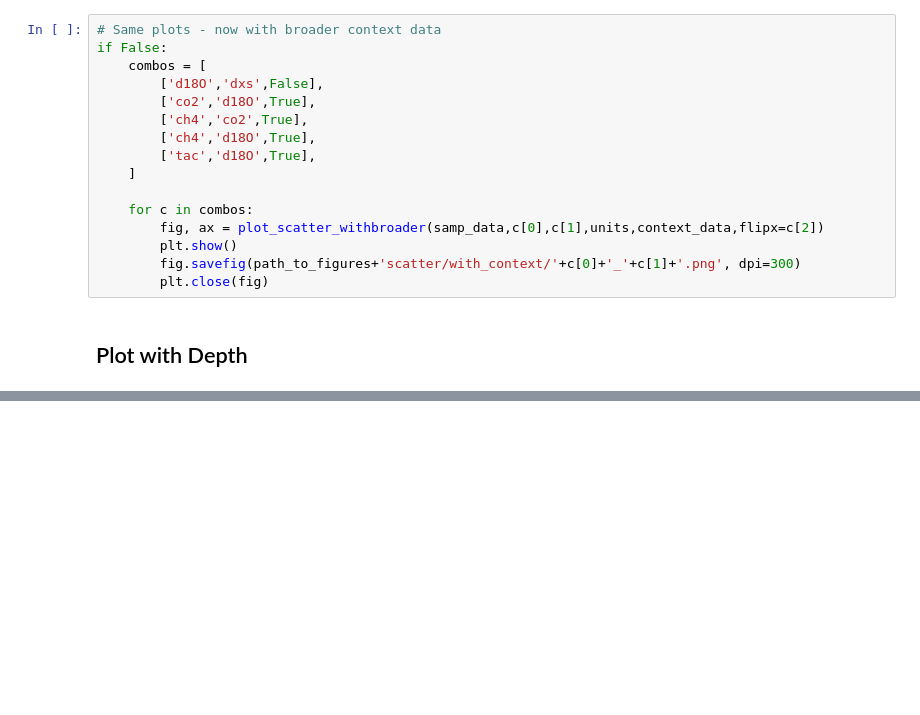
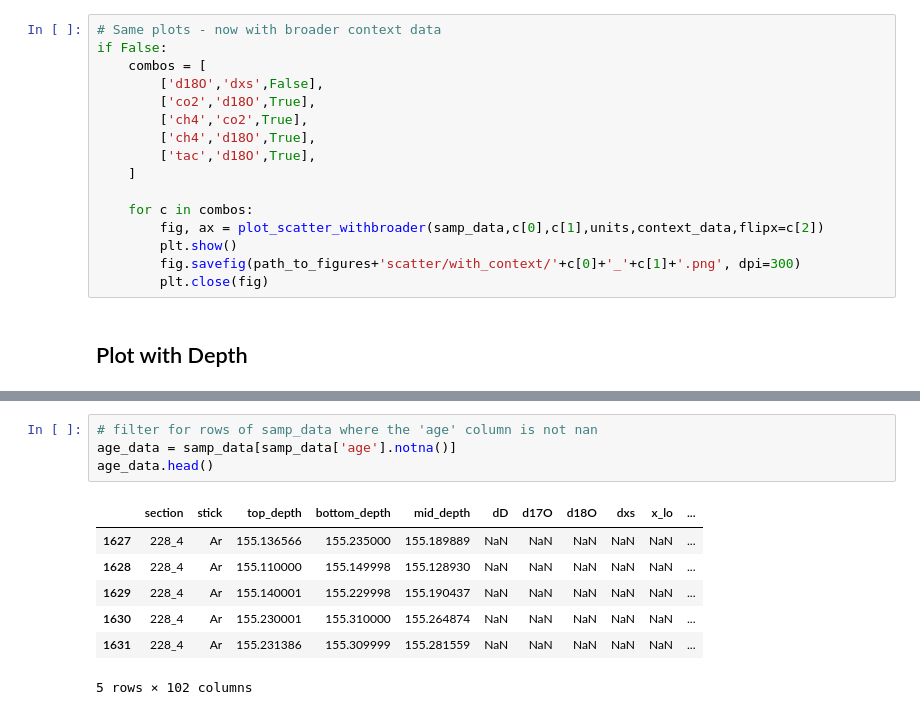
Before and after one commit to liamkirkpatrick/alhic1901_deeplayering, a Jupyter notebook: scripts/plot_samples/context_plots.ipynb, the cells around one changed output, grey strips where cells are left out. Saved outputs shown, nothing was run; the diff lists cells and outputs as text; blank space fills up the shorter version.

```diff
--- a/scripts/plot_samples/context_plots.ipynb
+++ b/scripts/plot_samples/context_plots.ipynb
@@ -641,3 +641,15 @@ fig.savefig(path_to_final_figures+'png/figure10.png', dpi=300)
+# %%
+# filter for rows of samp_data where the 'age' column is not nan
+age_data = samp_data[samp_data['age'].notna()]
+age_data.head()
+# %% [output]
+|  | section | stick | top_depth | bottom_depth | mid_depth | dD | d17O | d18O | dxs | x_lo | ... |
+| 1627 | 228_4 | Ar | 155.136566 | 155.235000 | 155.189889 | NaN | NaN | NaN | NaN | NaN | ... |
+| 1628 | 228_4 | Ar | 155.110000 | 155.149998 | 155.128930 | NaN | NaN | NaN | NaN | NaN | ... |
+| 1629 | 228_4 | Ar | 155.140001 | 155.229998 | 155.190437 | NaN | NaN | NaN | NaN | NaN | ... |
+| 1630 | 228_4 | Ar | 155.230001 | 155.310000 | 155.264874 | NaN | NaN | NaN | NaN | NaN | ... |
+| 1631 | 228_4 | Ar | 155.231386 | 155.309999 | 155.281559 | NaN | NaN | NaN | NaN | NaN | ... |
+5 rows × 102 columns
 # %%
 # Scatter plot: Ar Age (x) vs d18O (y)
 # Uses existing variables: published_data, units, plt
```
Also changed, not shown: parts of 7 cells of this notebook.
